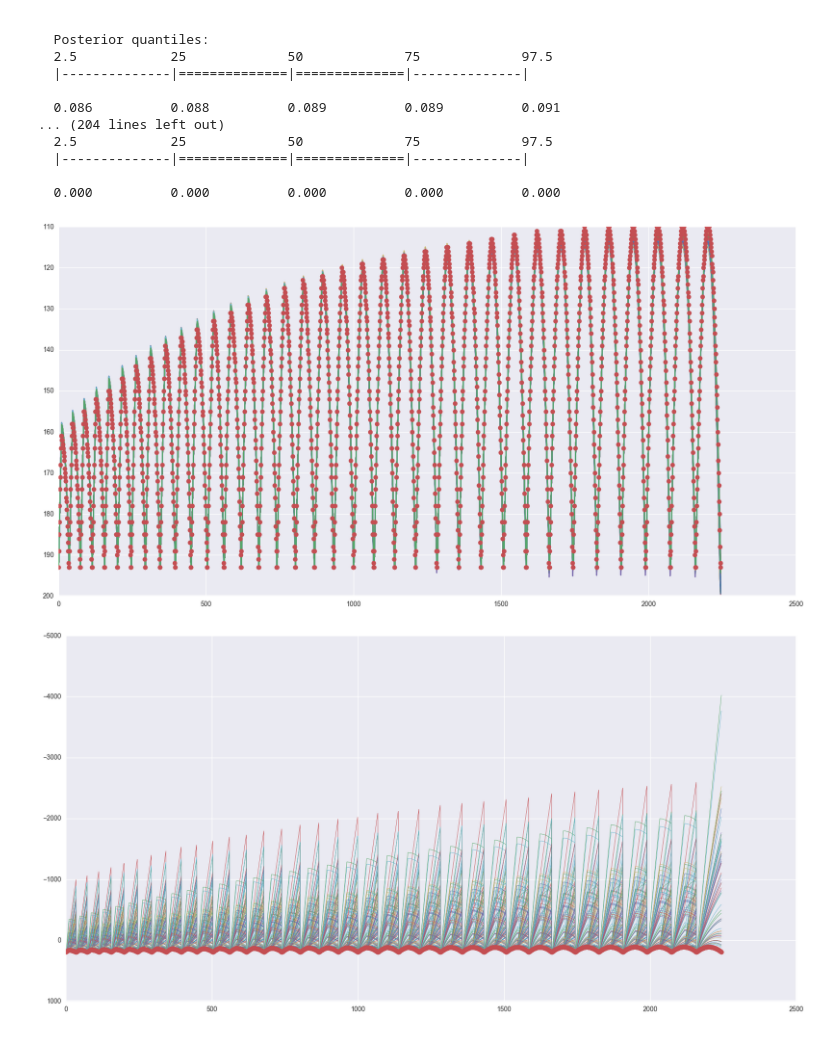
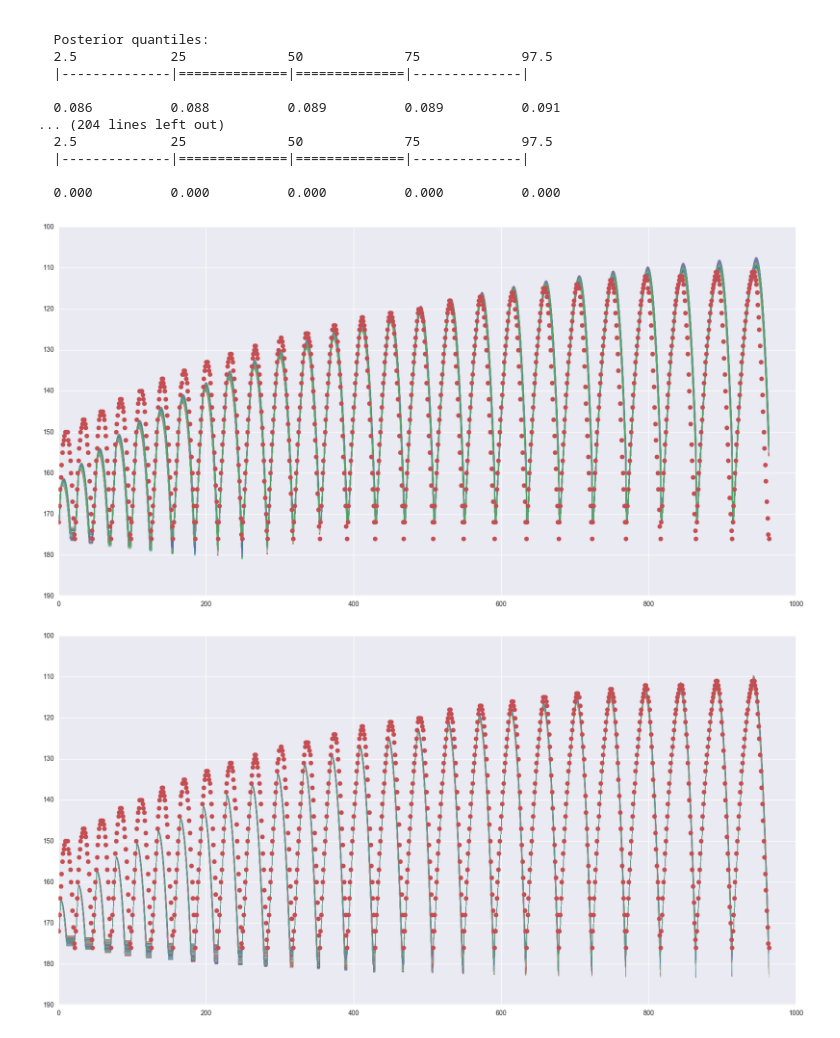
Before and after one commit to JoeOsborn/mechlearn, a Jupyter notebook: mechlearn/jumpfit.ipynb, the cells around one changed output. Saved outputs shown, nothing was run; the diff lists cells and outputs as text; code cells hidden in the pictures.

```diff
--- a/mechlearn/jumpfit.ipynb
+++ b/mechlearn/jumpfit.ipynb
@@ -196,8 +196,7 @@ Jumping, record rise->fall from 2475 to 2519 : enter rise, prev DY 0.0
 # %%
 # Original approach with resetp
 # MAYBE EXECUTE ME! Then the second-to-last cell.
-with pm.Model() as model:
-    var_order = ["dx","dy"]
+with pm.Model() as modelReset:
     accs = dict()
     resets = dict()
     resetps = dict()
@@ -281,7 +276,7 @@ Done!
 # %%
 # DON'T USE ME!
 # This is the version with matrix-ization, it takes medium time to compile and forever to sample
-with pm.Model() as model:
+with pm.Model() as modelMatrix:
     var_order = ["dx","dy"]
     accs = dict()
     consts = dict()
@@ -328,7 +323,7 @@ with pm.Model() as model:
 # %%
 # This is the version without matrix-ization, it takes about as long to compile (unmeasured) and samples over 10x faster even single-threaded
 # MAYBE EXECUTE ME! Then the last cell.
-with pm.Model() as model:
+with pm.Model() as modelLinearAndClip:
     accs = dict()
     sigs = dict()
     prev_weights = dict()
@@ -351,12 +346,8 @@ with pm.Model() as model:
             leastV = min(allVals)
             mostV = max(allVals)
             # TODO: these should probably be different distributions! It's just something I tried out this evening to see if it could work easily.
-            initcliplo[m][v] = pm.Normal(m+"_"+v+"_initcliplo",
-                                         mu=leastV,
-                                         sd=20.)
-            initcliphi[m][v] = pm.Normal(m+"_"+v+"_initcliphi",
-                                         mu=mostV,
-                                         sd=20.)
+            initcliplo[m][v] = leastV
+            initcliphi[m][v] = mostV
             prev_weights[m][v] = pm.Normal(m+"_"+v+"_weights",
                                            mu=[1.0 if vi == v else 0.0 for vi in ["dx","dy","$const"]],
                                            sd=10.,
@@ -365,10 +356,7 @@ with pm.Model() as model:
         # TODO: pack all trials at once into variable shapes?
         for (start, prev_vbls, vbls) in modes[m]:
             #Investigate whether I should do something special to handle the quantized values?
-            prev_vels = pm.Normal(m+"_"+str(start)+"_prev",
-                                  shape=3,
-                                  mu=[prev_vbls["dx"],prev_vbls["dy"],1.0],
-                                  observed=[[prev_vbls["dx"],prev_vbls["dy"],1.0]])
+            prev_vels = np.array([prev_vbls["dx"],prev_vbls["dy"],1.0])
             times = np.array(vbls["t"])
             #TODO: later: DX also
             for v in ["dy"]:
@@ -405,3 +391,5 @@ Done!
+# %%
+model = modelLinearAndClip
 # %%
 with model:
     trace = pm.sample(20000, step, progressbar=True)
@@ -455,7 +443,7 @@ plt.tight_layout();
 # EXECUTE ME right after the first model (the one with resets)
 from jumpfinder import marioModel,DT
 import copy
-
+model = modelReset
 samples = 200
 m = copy.deepcopy(marioModel)
 
@@ -495,13 +483,13 @@ plt.plot(realYs,"o")
 plt.gca().invert_yaxis()
 plt.show()
 # %% [output]
-[figure, old version]
+[figure, new version]
 # %%
 # Visualize the new approach with a weight vector and clipping.
 # EXECUTE ME after setting up the third model (no resets, no matrix-ization)
 from jumpfinder import marioModel,DT
 import copy
-
+model = modelLinearAndClip
 samples = 200
 m = copy.deepcopy(marioModel)
 
@@ -523,35 +511,35 @@ for rand_trace in np.random.randint(3000, len(trace), samples):
     m.params["jumpStartSpeed"] = ("clip",
                                    ("+",
                                     t["rise_dy_weights"][2]/DT,
                                     ("*", t["rise_dy_weights"][0], ("x", 1)),
                                     ("*", t["rise_dy_weights"][1], ("y", 1))),
-                                   t["rise_dy_initcliplo"]/DT,
-                                   t["rise_dy_initcliphi"]/DT)
+                                  initcliplo["rise"]["dy"]/DT,
+                                  initcliphi["rise"]["dy"]/DT)
     m.params["jumpToFallStartSpeed"] = ("clip",
                                    ("+",
                                     t["fall_dy_weights"][2]/DT,
                                     ("*", t["fall_dy_weights"][0], ("x", 1)),
                                     ("*", t["fall_dy_weights"][1], ("y", 1))),
-                                   t["fall_dy_initcliplo"]/DT,
-                                   t["fall_dy_initcliphi"]/DT)
+                                  initcliplo["fall"]["dy"]/DT,
+                                  initcliphi["fall"]["dy"]/DT)
 
 
 
     # then do jump trials with horizontal speed and make sure we learn the right weights.
     # then try to learn the clipping for earlyOutClipVel and other discrete velocity updates
     modelYs = []
     for (moves,stats) in trials:
         val = m.makeValuation({("x", 0): stats.x.allVals[0], ("y", 0): stats.y.allVals[0]})
         modelYs.append(val.variables[("y",0)])
         for mi,move in enumerate(moves):
             m.step(val,
                    DT,
                    set(["jump"] if move & jumpButton else []),
                    set([("bottom", "ground")] if val.variables[("y", 0)] > stats.y.allVals[0]-1 and mi >= 5 else []))
             modelYs.append(val.variables[("y",0)])
     plt.plot(modelYs,"x-",lw=0.6)
 plt.plot(realYs,"o")
 plt.gca().invert_yaxis()
 plt.show()
 # %% [output]
-[figure, old version]
+[figure, new version]
```
Also changed, not shown: parts of 4 cells of this notebook.
